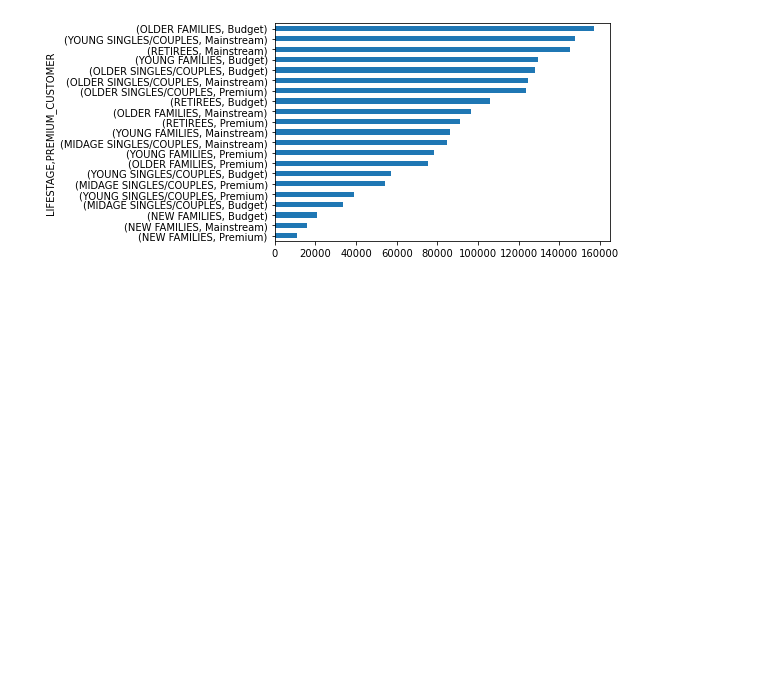
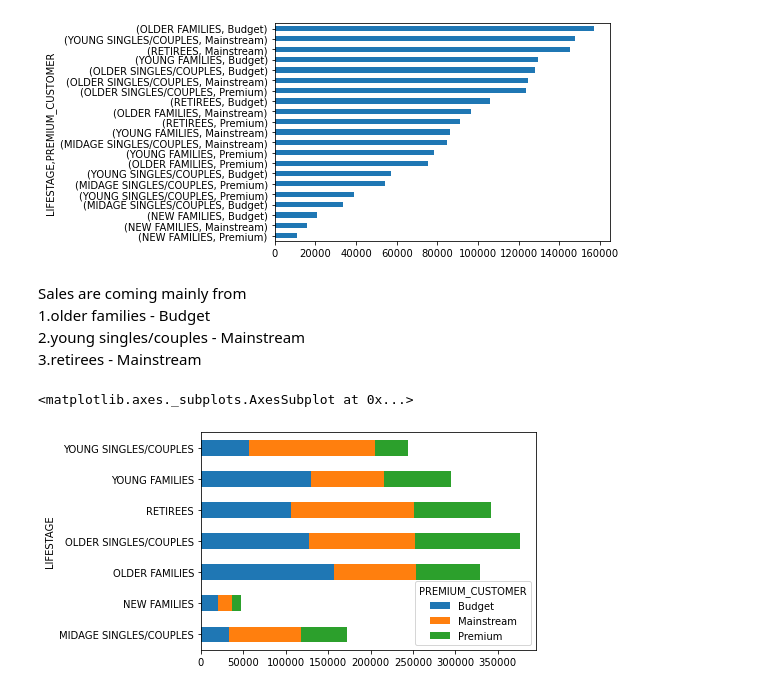
Before and after one commit to diao1010/Virtual_intern, a Jupyter notebook: task1_melody.ipynb, the cells around one changed output. Cells and saved outputs as stored; diff of their text form; code cells hidden in the pictures; blank space fills up the shorter version.

```diff
--- a/task1_melody.ipynb
+++ b/task1_melody.ipynb
@@ -441,6 +441,6 @@ def merge_brand_name(brand):
     else:
         return brand
 # %%
-%%timeit
+#%%timeit
 # approach 1: use apply
-transactionData["BRAND"] = transactionData.apply(lambda row: merge_brand_name(row), axis=1) # too slow (maybe use other)
+#transactionData["BRAND"] = transactionData.apply(lambda row: merge_brand_name(row), axis=1) # too slow (maybe use other)
@@ -608,5 +606,14 @@ merge_data_sum['sum'].sort_values().plot(kind='barh')
 # %% [output]
 <matplotlib.axes._subplots.AxesSubplot at 0x...>
 [figure]
+# %% [markdown]
+Sales are coming mainly from <br>
+1.older families - Budget<br>
+2.young singles/couples - Mainstream <br>
+3.retirees - Mainstream<br>
 # %%
 # plot by group LIFESTAGE and PREMIUM_CUSTOMER (stacked bar chart?)
+merge_data_sum['sum'].unstack().plot(kind='barh', stacked=True)
+# %% [output]
+<matplotlib.axes._subplots.AxesSubplot at 0x...>
+[figure, added]
```
Also changed, not shown: parts of 10 cells of this notebook.
